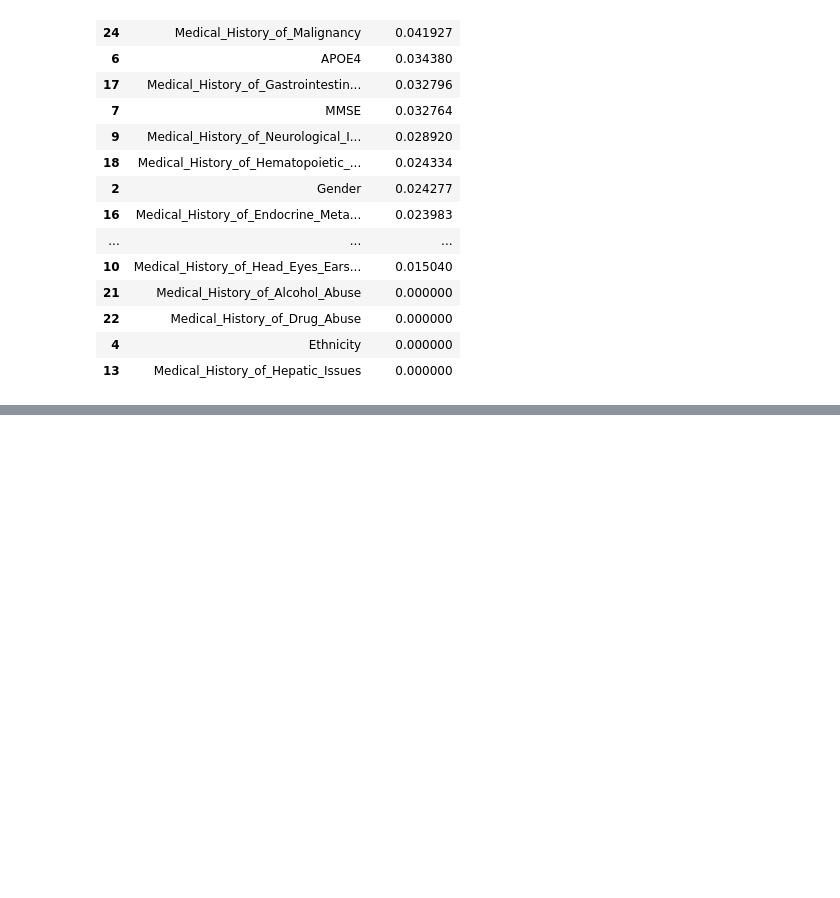
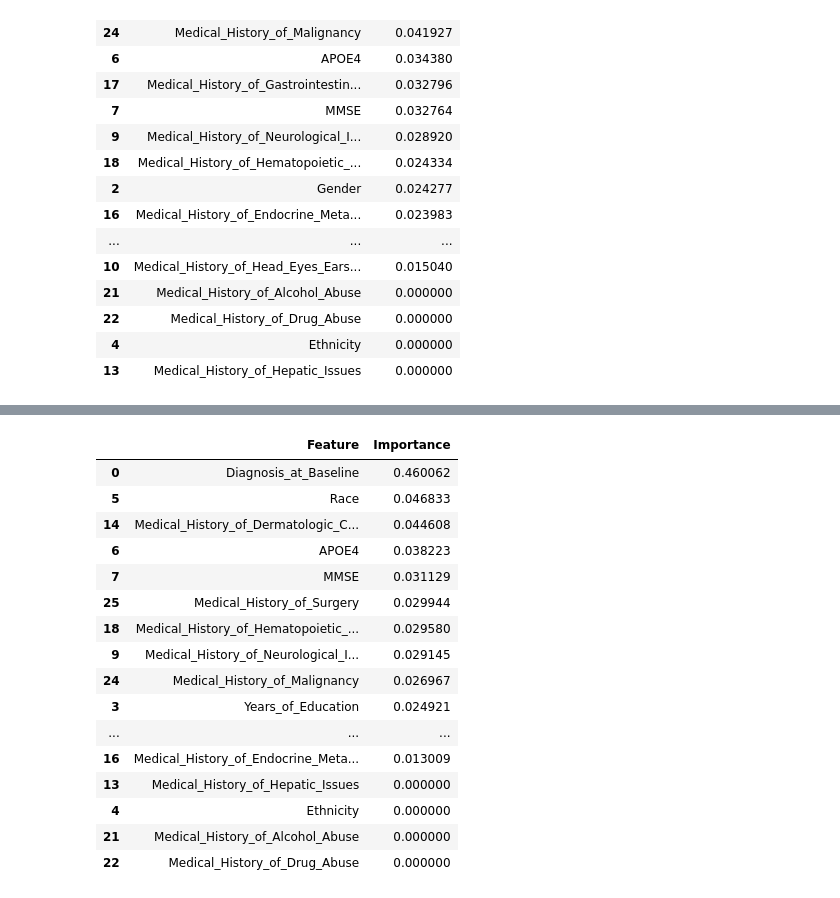
Before and after one commit to jvgalvin/capstone, a Jupyter notebook: notebooks/Clinical_Genetic_Models.ipynb, the cells around one changed output, grey strips where cells are left out. Cells and saved outputs as stored; diff of their text form; code cells hidden in the pictures; blank space fills up the shorter version.

```diff
--- a/notebooks/Clinical_Genetic_Models.ipynb
+++ b/notebooks/Clinical_Genetic_Models.ipynb
@@ -226,0 +244,20 @@ feature_importance_df.sort_values('Importance', ascending=False)
+# %%
+X = data_mh_fh.drop(columns=['AD_dx_in_5_yrs'])
+y = data_mh_fh['AD_dx_in_5_yrs']
+# %%
+X["Diagnosis_at_Baseline"] = X["Diagnosis_at_Baseline"].astype("category")
+X["Gender"] = X["Gender"].astype("category")
+X["Ethnicity"] = X["Ethnicity"].astype("category")
+X["Race"] = X["Race"].astype("category")
+# %%
+# split test, train
+X_train, X_test, y_train, y_test = train_test_split(X, y, test_size=.2)
+# create model instance
+model = xgb.XGBClassifier(tree_method="hist", enable_categorical=True, device="cuda")
+# fit model
+model.fit(X_train, y_train)
+# make predictions
+y_pred = model.predict(X_test)
+
+# evaluate predictions
+print(classification_report(y_test, y_pred))
@@ -226,0 +273,26 @@ feature_importance_df.sort_values('Importance', ascending=False)
+# %%
+features = X.columns.to_list()
+importance = list(model.feature_importances_)
+# %%
+feature_importance = dict(zip(features, importance))
+feature_importance_df = pd.DataFrame.from_dict(feature_importance, orient='index').reset_index()
+feature_importance_df.columns = ['Feature', 'Importance']
+feature_importance_df.sort_values('Importance', ascending=False)
+# %% [output]
+|  | Feature | Importance |
+| 0 | Diagnosis_at_Baseline | 0.460062 |
+| 5 | Race | 0.046833 |
+| 14 | Medical_History_of_Dermatologic_C... | 0.044608 |
+| 6 | APOE4 | 0.038223 |
+| 7 | MMSE | 0.031129 |
+| 25 | Medical_History_of_Surgery | 0.029944 |
+| 18 | Medical_History_of_Hematopoietic_... | 0.029580 |
+| 9 | Medical_History_of_Neurological_I... | 0.029145 |
+| 24 | Medical_History_of_Malignancy | 0.026967 |
+| 3 | Years_of_Education | 0.024921 |
+| ... | ... | ... |
+| 16 | Medical_History_of_Endocrine_Meta... | 0.013009 |
+| 13 | Medical_History_of_Hepatic_Issues | 0.000000 |
+| 4 | Ethnicity | 0.000000 |
+| 21 | Medical_History_of_Alcohol_Abuse | 0.000000 |
+| 22 | Medical_History_of_Drug_Abuse | 0.000000 |
```
Also changed, not shown: parts of 4 cells of this notebook, 3 other files.
